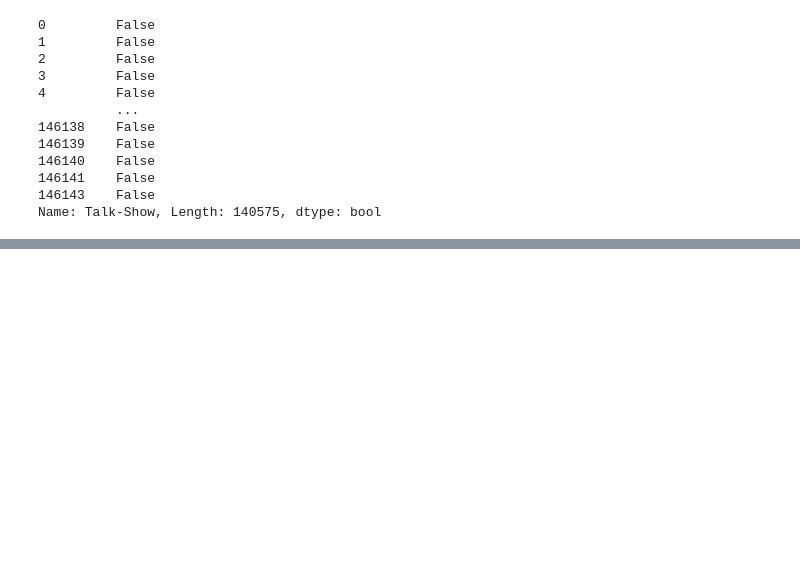
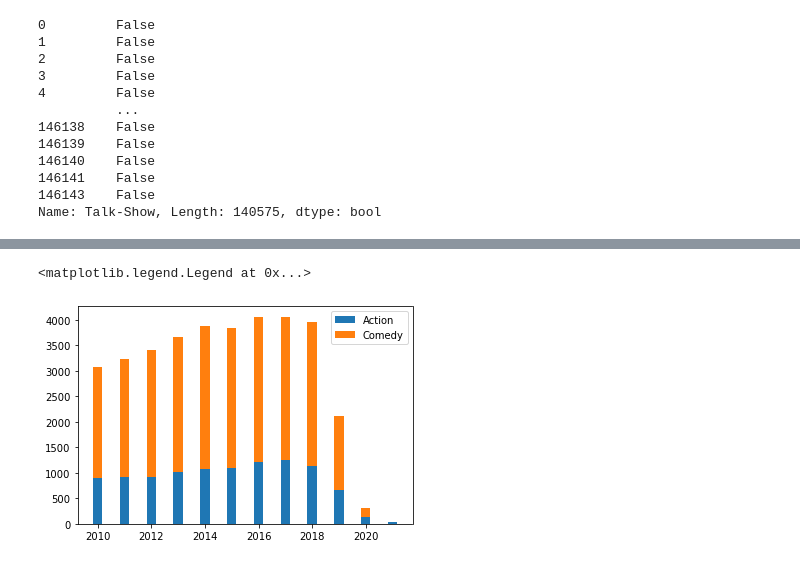
Before and after one commit to houleyemballo/AnalysisMovieData, a Jupyter notebook: Neptune-JenniferCleaningComplete.ipynb, the cells around one changed output, grey strips where cells are left out. Drawn from its saved outputs; the diff is of its cells as text; code cells hidden in the pictures; blank space fills up the shorter version.

```diff
--- a/Neptune-JenniferCleaningComplete.ipynb
+++ b/Neptune-JenniferCleaningComplete.ipynb
@@ -196,8 +204,8 @@ I'm going to drop any row that has values matching Talk-Show, Reality-TV, Game-S
 # %%
-imdb_title_basics_df.drop(imdb_title_basics_df.loc[imdb_title_basics_df['genres'].str.contains('Short')].index, inplace = True)
-imdb_title_basics_df.drop(imdb_title_basics_df.loc[imdb_title_basics_df['genres'].str.contains('Game-Show')].index, inplace = True)
-imdb_title_basics_df.drop(imdb_title_basics_df.loc[imdb_title_basics_df['genres'].str.contains('Talk-Show')].index, inplace = True)
-imdb_title_basics_df.drop(imdb_title_basics_df.loc[imdb_title_basics_df['genres'].str.contains('Reality-TV')].index, inplace = True)
+#imdb_title_basics_df.drop(imdb_title_basics_df.loc[imdb_title_basics_df['genres'].str.contains('Short')].index, inplace = True)
+#imdb_title_basics_df.drop(imdb_title_basics_df.loc[imdb_title_basics_df['genres'].str.contains('Game-Show')].index, inplace = True)
+#imdb_title_basics_df.drop(imdb_title_basics_df.loc[imdb_title_basics_df['genres'].str.contains('Talk-Show')].index, inplace = True)
+#imdb_title_basics_df.drop(imdb_title_basics_df.loc[imdb_title_basics_df['genres'].str.contains('Reality-TV')].index, inplace = True)
 # %%
 for x in genre_dict:
     imdb_title_basics_df[x] = imdb_title_basics_df['genres'].str.contains(str(x))
@@ -286,3 +296,5 @@ Name: Talk-Show, Length: 140575, dtype: bool
+# %%
+imdb_title_basics_df.drop(imdb_title_basics_df[imdb_title_basics_df['start_year'] > 2021].index, inplace = True)
 # %%
 imdb_title_basics_df.head()
 # %% [output]
@@ -315,0 +366,9 @@ memory usage: 15.7+ MB
+# %%
+action = imdb_title_basics_df.groupby(['start_year']).sum()['Action']
+
+action_year = action.keys()
+action_count = action.tolist()
+
+
+
+action
@@ -315,0 +390,14 @@ memory usage: 15.7+ MB
+# %%
+comedy = imdb_title_basics_df.groupby(['start_year']).sum()['Comedy']
+
+comedy_year = comedy.keys()
+comedy_count = comedy.tolist()
+# %%
+fig, ax = plt.subplots()
+width = .35
+ax.bar((action_year), action_count, width, label = "Action")
+ax.bar((action_year), comedy_count, width, bottom = action_count, label = "Comedy")
+ax.legend()
+# %% [output]
+<matplotlib.legend.Legend at 0x...>
+[figure, added]
```
Also changed, not shown: parts of 18 cells of this notebook, 1 other file.
